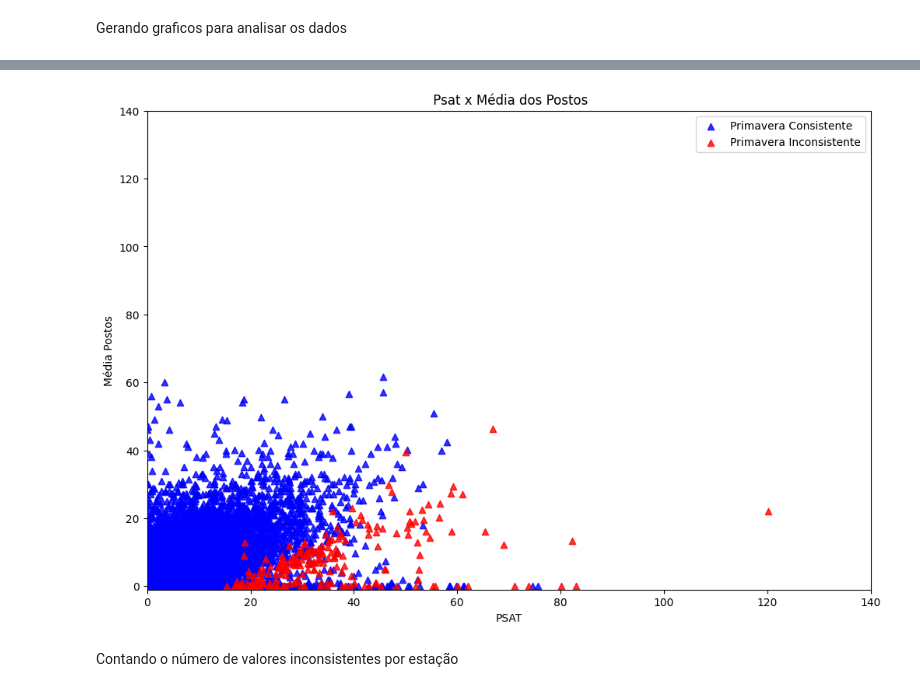
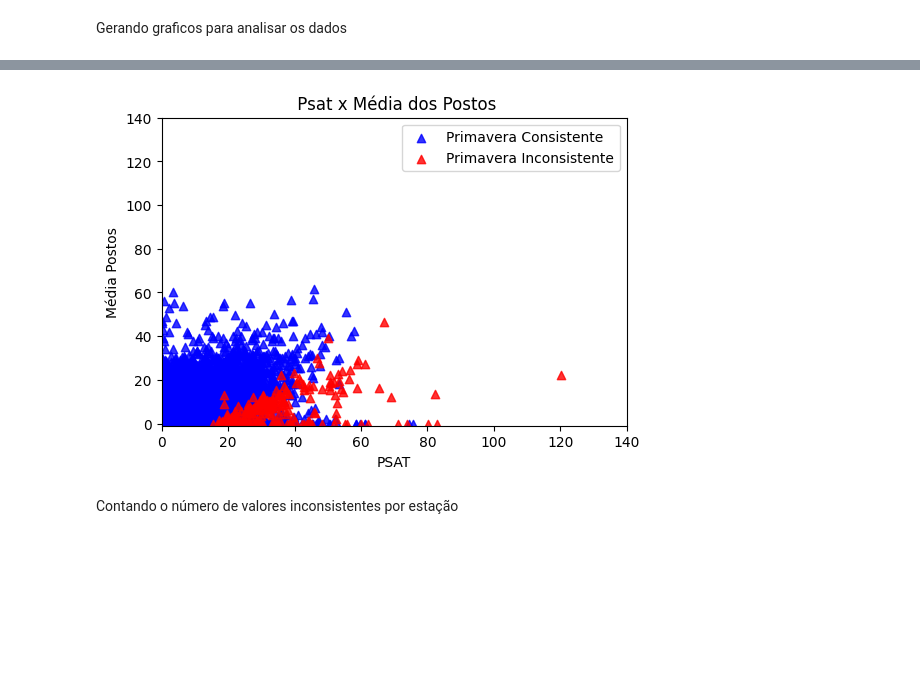
Before and after one commit to secretaria-ICA/Metodos_de_Identificacao_Automatica_de_Dados_Inconscientes_de_Estimativa_de_Precipitacao_de_Satelite, a Jupyter notebook: TCC_BI_MASTER_Analise_Dados.ipynb, the cells around one changed output, grey strips where cells are left out. Saved outputs shown, nothing was run; the diff lists cells and outputs as text; code cells hidden in the pictures; blank space fills up the shorter version.

```diff
--- a/TCC_BI_MASTER_Analise_Dados.ipynb
+++ b/TCC_BI_MASTER_Analise_Dados.ipynb
@@ -65,18 +67,18 @@ plt.legend(loc='best');
 # %%
 maximo=round((max(primavera_0['Valor'].max(),primavera_1['Valor'].max(),primavera_0['m_postos'].max(),primavera_1['m_postos'].max())/1000),2)*1000 +20
-plt.figure(figsize=(12, 8))
+plt.figure(figsize=(6, 4))
 
 plt.scatter(primavera_0['Valor'], primavera_0['m_postos'], marker='^', color='b', alpha=0.8, label='Primavera Consistente')
 plt.scatter(primavera_1['Valor'], primavera_1['m_postos'], marker='^', color='r', alpha=0.8, label='Primavera Inconsistente')
 
 plt.xlabel("PSAT");
 plt.ylabel("Média Postos");
 plt.xlim(0,maximo);
 plt.ylim(-1,maximo);
 plt.title(" Psat x Média dos Postos")
 plt.legend(loc='best');
 # %% [output]
-[figure, old version]
+[figure, new version]
 # %% [markdown]
 Contando o número de valores inconsistentes por estação
 # %%
```
Also changed, not shown: parts of 3 cells of this notebook, 5 other files.
